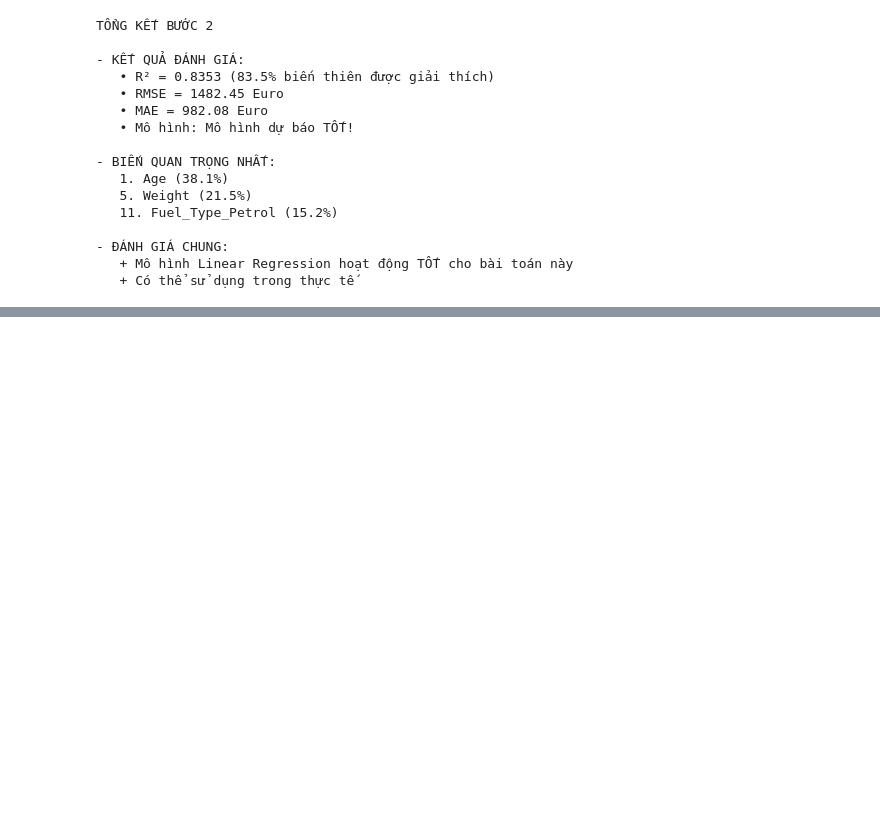
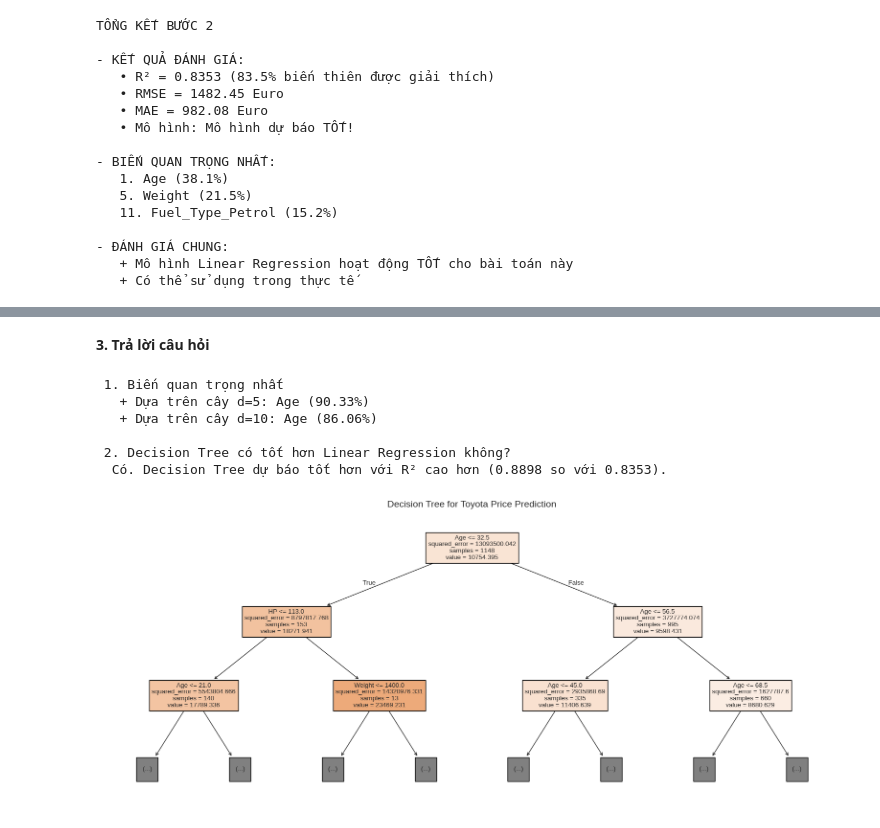
Before and after one commit to pngy87/-PTDLNC-GOOGLE-COLAB, a Jupyter notebook: BTNhom1.ipynb, the cells around one changed output, grey strips where cells are left out. Saved outputs shown, nothing was run; the diff lists cells and outputs as text; code cells hidden in the pictures; blank space fills up the shorter version.

```diff
--- a/BTNhom1.ipynb
+++ b/BTNhom1.ipynb
@@ -678,0 +703,13 @@ TỔNG KẾT BƯỚC 2
+# %%
+from sklearn.tree import DecisionTreeRegressor, plot_tree
+from sklearn.metrics import r2_score, mean_squared_error, mean_absolute_error
+
+# Huấn luyện Decision Tree với max_depth = 5
+dt5 = DecisionTreeRegressor(max_depth=5, random_state=42)
+dt5.fit(X_train, y_train)
+
+# Huấn luyện Decision Tree với max_depth = 10
+dt10 = DecisionTreeRegressor(max_depth=10, random_state=42)
+dt10.fit(X_train, y_train)
+
+print("2 mô hình đã được huấn luyện")
@@ -678,0 +747,46 @@ TỔNG KẾT BƯỚC 2
+# %% [markdown]
+**3. Trả lời câu hỏi**
+# %%
+# 1. Biến quan trọng nhất
+# Dựa trên cây d=5
+importance_df = pd.DataFrame({
+    'Biến': X.columns,
+    'Độ quan trọng (%)': dt5.feature_importances_ * 100
+}).sort_values('Độ quan trọng (%)', ascending=False)
+most_important_var_5 = importance_df.iloc[0]['Biến']
+importance_val_5 = importance_df.iloc[0]['Độ quan trọng (%)']
+
+#Dựa trên cây d=10
+importance_df = pd.DataFrame({
+    'Biến': X.columns,
+    'Độ quan trọng (%)': dt10.feature_importances_ * 100
+}).sort_values('Độ quan trọng (%)', ascending=False)
+most_important_var_10 = importance_df.iloc[0]['Biến']
+importance_val_10 = importance_df.iloc[0]['Độ quan trọng (%)']
+
+print(f" 1. Biến quan trọng nhất")
+print(f"   + Dựa trên cây d=5: {most_important_var_5} ({importance_val_5:.2f}%)")
+print(f"   + Dựa trên cây d=10: {most_important_var_10} ({importance_val_10:.2f}%)")
+
+
+# 2. Đánh giá mô hình tốt hơn
+best_dt_r2 = max(r2_5, r2_10) # Lấy R2 tốt nhất của Decision Tree
+print(f"\n 2. Decision Tree có tốt hơn Linear Regression không?")
+if best_dt_r2 > test_r2:
+    print(f"  Có. Decision Tree dự báo tốt hơn với R² cao hơn ({best_dt_r2:.4f} so với {test_r2:.4f}).")
+else:
+    print(f"   Không. Linear Regression vẫn cho kết quả ổn định hơn trên tập dữ liệu này.")
+
+# 3. Minh họa cây bằng hình ảnh
+plt.figure(figsize=(20, 8))
+plot_tree(dt5, feature_names=X.columns, filled=True, max_depth=2)
+plt.title("Decision Tree for Toyota Price Prediction", fontsize=14)
+plt.show()
+# %% [output]
+ 1. Biến quan trọng nhất
+   + Dựa trên cây d=5: Age (90.33%)
+   + Dựa trên cây d=10: Age (86.06%)
+
+ 2. Decision Tree có tốt hơn Linear Regression không?
+  Có. Decision Tree dự báo tốt hơn với R² cao hơn (0.8898 so với 0.8353).
+[figure, added]
```
Also changed, not shown: parts of 10 cells of this notebook.
